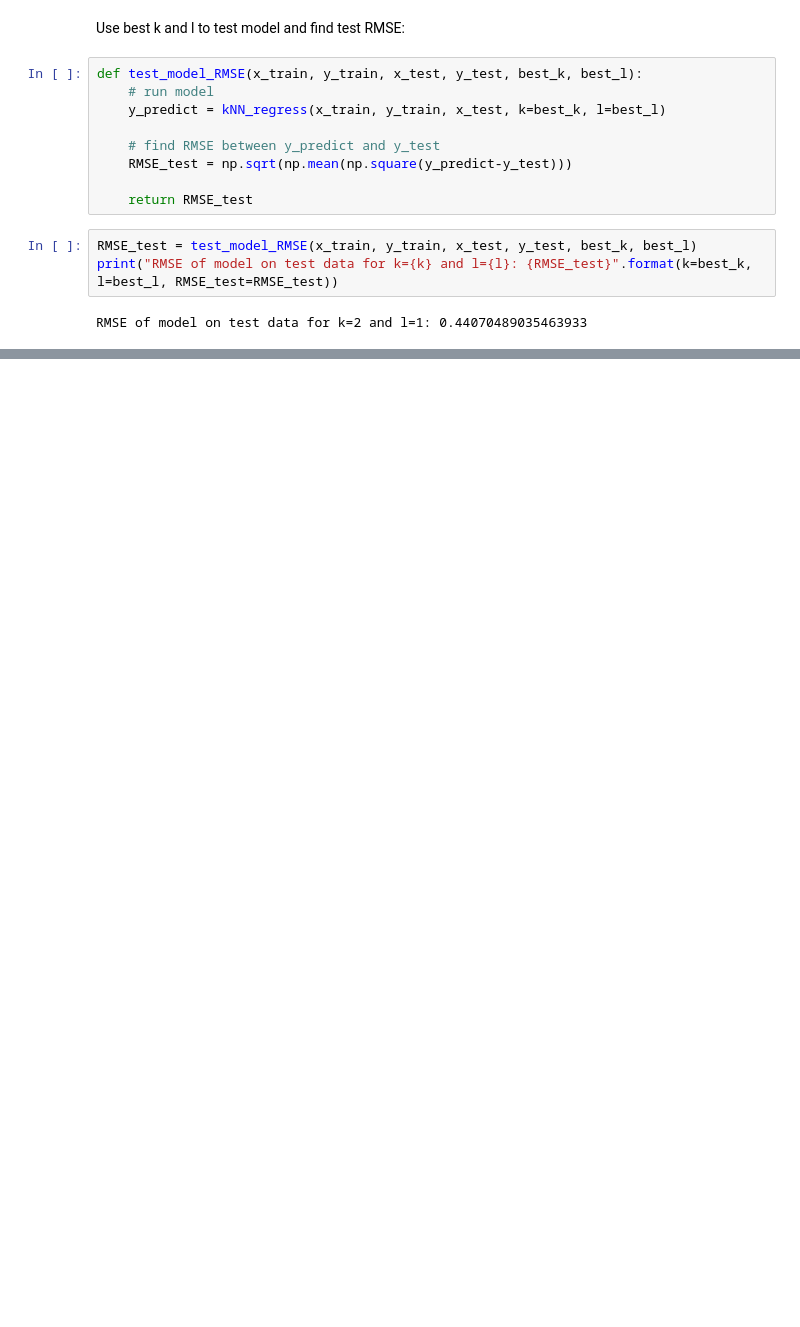
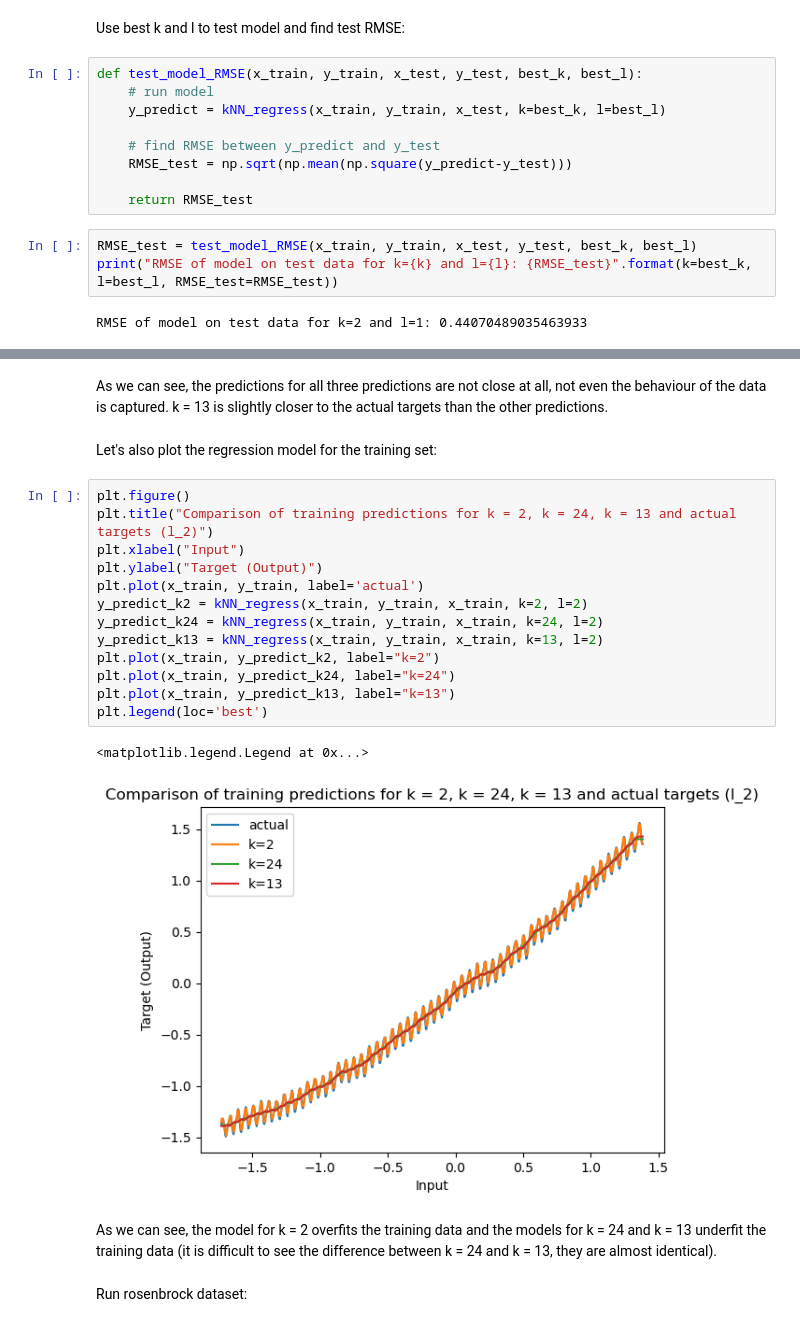
Before and after one commit to richkejie/ROB313, a Jupyter notebook: Assignments/A1/A1Q1.ipynb, the cells around one changed output, grey strips where cells are left out. Drawn from its saved outputs; the diff is of its cells as text; blank space fills up the shorter version.

```diff
--- a/Assignments/A1/A1Q1.ipynb
+++ b/Assignments/A1/A1Q1.ipynb
@@ -316,0 +241,24 @@ RMSE of model on test data for k=25 and l=1: 0.8324801424441298
+# %% [markdown]
+As we can see, the predictions for all three predictions are not close at all, not even the behaviour of the data is captured. k = 13 is slightly closer to the actual targets than the other predictions.
+# %% [markdown]
+Let's also plot the regression model for the training set:
+# %%
+plt.figure()
+plt.title("Comparison of training predictions for k = 2, k = 24, k = 13 and actual targets (l_2)")
+plt.xlabel("Input")
+plt.ylabel("Target (Output)")
+plt.plot(x_train, y_train, label='actual')
+y_predict_k2 = kNN_regress(x_train, y_train, x_train, k=2, l=2)
+y_predict_k24 = kNN_regress(x_train, y_train, x_train, k=24, l=2)
+y_predict_k13 = kNN_regress(x_train, y_train, x_train, k=13, l=2)
+plt.plot(x_train, y_predict_k2, label="k=2")
+plt.plot(x_train, y_predict_k24, label="k=24")
+plt.plot(x_train, y_predict_k13, label="k=13")
+plt.legend(loc='best')
+# %% [output]
+<matplotlib.legend.Legend at 0x...>
+[figure, added]
+# %% [markdown]
+As we can see, the model for k = 2 overfits the training data and the models for k = 24 and k = 13 underfit the training data (it is difficult to see the difference between k = 24 and k = 13, they are almost identical).
+# %% [markdown]
+Run rosenbrock dataset:
```
Also changed, not shown: parts of 22 cells of this notebook, 4 other files.
